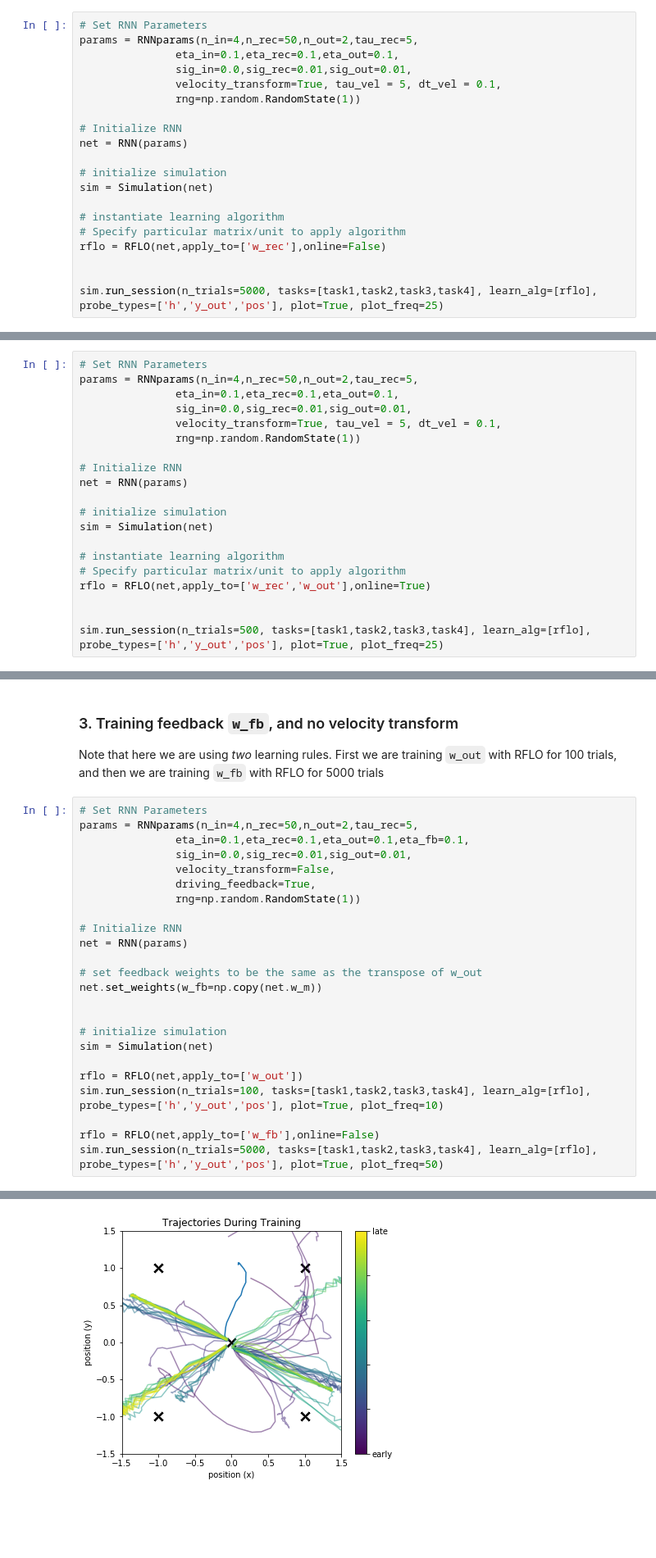
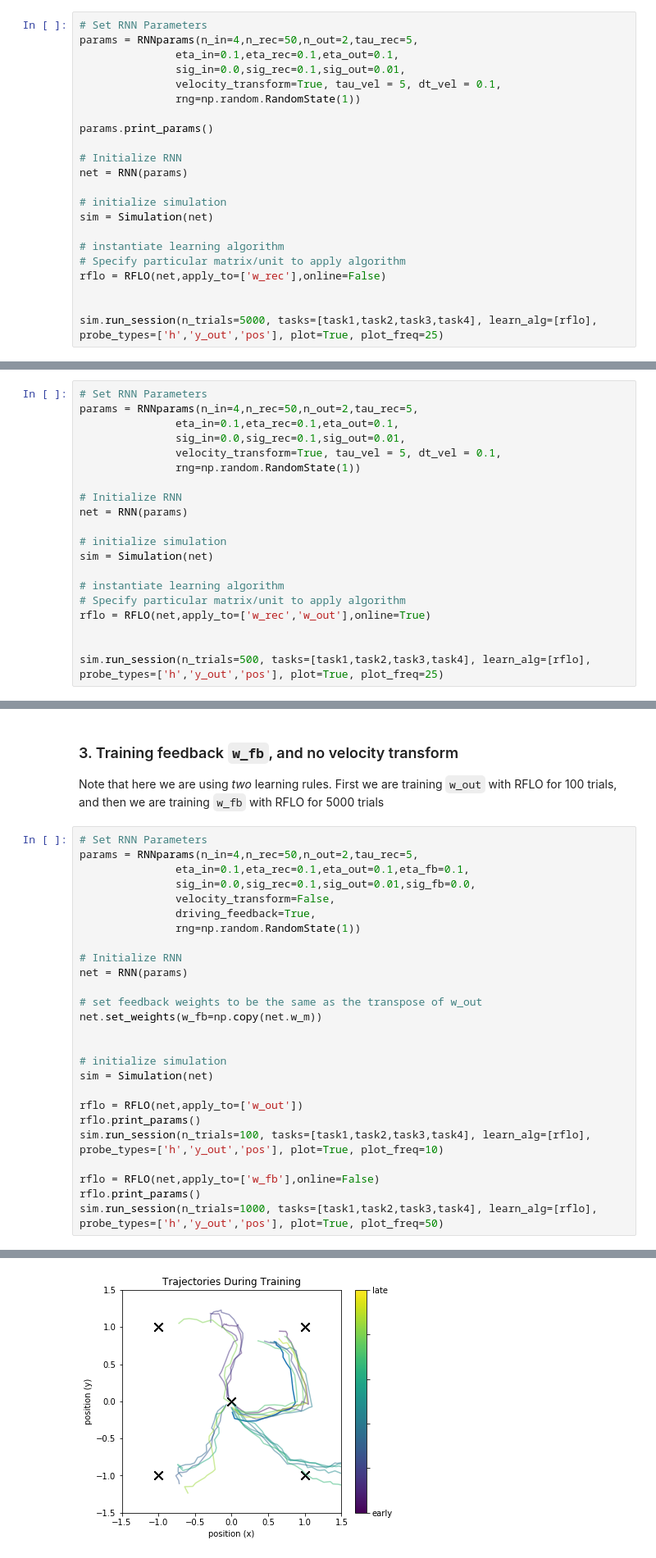
Before and after one commit to jacobfulano/rnn-learning, a Jupyter notebook: examples/Example2-RFLO.ipynb, the cells around one changed output, grey strips where cells are left out. Shown at 82% size. Cells and saved outputs as stored; diff of their text form; blank space fills up the shorter version.

Commit message:
update RFLO and BPTT

```diff
--- a/examples/Example2-RFLO.ipynb
+++ b/examples/Example2-RFLO.ipynb
@@ -66,9 +66,11 @@ task4 = Task(x_in=x_pulse4,y_target=np.asarray([[-1],[-1]]))
 # Set RNN Parameters
 params = RNNparams(n_in=4,n_rec=50,n_out=2,tau_rec=5,
                eta_in=0.1,eta_rec=0.1,eta_out=0.1,
-               sig_in=0.0,sig_rec=0.01,sig_out=0.01,
+               sig_in=0.0,sig_rec=0.1,sig_out=0.01,
                velocity_transform=True, tau_vel = 5, dt_vel = 0.1,
                rng=np.random.RandomState(1))
+
+params.print_params()
 
 # Initialize RNN
 net = RNN(params)
@@ -96,7 +116,7 @@ fig = plot_trained_trajectories(sim=sim, tasks=[task1,task2,task3,task4])
 # Set RNN Parameters
 params = RNNparams(n_in=4,n_rec=50,n_out=2,tau_rec=5,
                eta_in=0.1,eta_rec=0.1,eta_out=0.1,
-               sig_in=0.0,sig_rec=0.01,sig_out=0.01,
+               sig_in=0.0,sig_rec=0.1,sig_out=0.01,
                velocity_transform=True, tau_vel = 5, dt_vel = 0.1,
                rng=np.random.RandomState(1))
 
@@ -128,7 +148,7 @@ Note that here we are using *two* learning rules. First we are training `w_out`
 # Set RNN Parameters
 params = RNNparams(n_in=4,n_rec=50,n_out=2,tau_rec=5,
                eta_in=0.1,eta_rec=0.1,eta_out=0.1,eta_fb=0.1,
-               sig_in=0.0,sig_rec=0.01,sig_out=0.01,
+               sig_in=0.0,sig_rec=0.1,sig_out=0.01,sig_fb=0.0,
                velocity_transform=False,
                driving_feedback=True,
                rng=np.random.RandomState(1))
@@ -144,8 +164,10 @@ net.set_weights(w_fb=np.copy(net.w_m))
 sim = Simulation(net)
 
 rflo = RFLO(net,apply_to=['w_out'])
+rflo.print_params()
 sim.run_session(n_trials=100, tasks=[task1,task2,task3,task4], learn_alg=[rflo], probe_types=['h','y_out','pos'], plot=True, plot_freq=10)
 
 rflo = RFLO(net,apply_to=['w_fb'],online=False)
-sim.run_session(n_trials=5000, tasks=[task1,task2,task3,task4], learn_alg=[rflo], probe_types=['h','y_out','pos'], plot=True, plot_freq=50)
+rflo.print_params()
+sim.run_session(n_trials=1000, tasks=[task1,task2,task3,task4], learn_alg=[rflo], probe_types=['h','y_out','pos'], plot=True, plot_freq=50)
 # %% [output]
@@ -153,4 +181,4 @@ sim.run_session(n_trials=5000, tasks=[task1,task2,task3,task4], learn_alg=[rflo]
-[figure, old version]
+[figure, new version]
 # %%
 fig = plot_trained_trajectories(sim=sim, tasks=[task1,task2,task3,task4])
 # %% [output]
```
Also changed, not shown: parts of 6 cells of this notebook, 4 other files.
